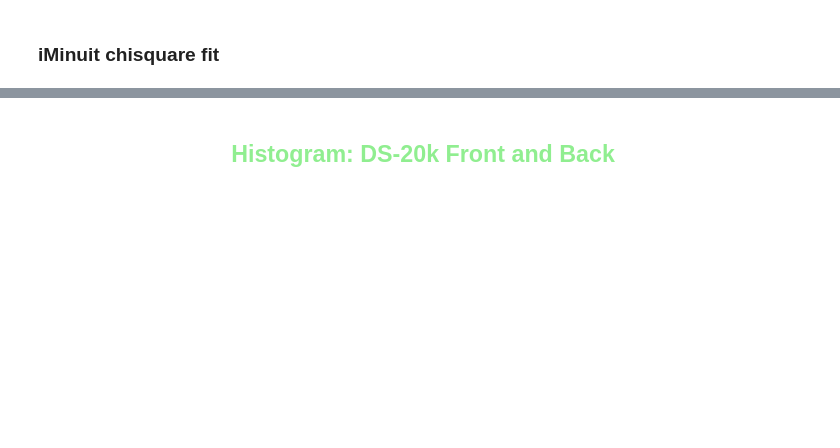
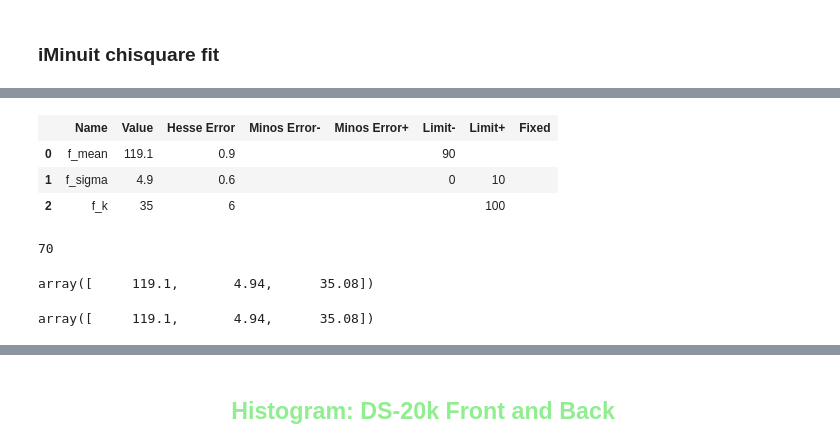
Before and after one commit to sarthchoudhary/ArGCAT, a Jupyter notebook: notebooks/plot_spectrophotometry.ipynb, the cells around one changed output, grey strips where cells are left out. Drawn from its saved outputs; the diff is of its cells as text; code cells hidden in the pictures; blank space fills up the shorter version.

```diff
--- a/notebooks/plot_spectrophotometry.ipynb
+++ b/notebooks/plot_spectrophotometry.ipynb
@@ -354,0 +459,11 @@ m3.migrad();
+# %%
+m4.params
+# %% [output]
+|  | Name | Value | Hesse Error | Minos Error- | Minos Error+ | Limit- | Limit+ | Fixed |
+| 0 | f_mean | 119.1 | 0.9 |  |  | 90 |  |  |
+| 1 | f_sigma | 4.9 | 0.6 |  |  | 0 | 10 |  |
+| 2 | f_k | 35 | 6 |  |  |  | 100 |  |
+# %%
+m4.nfcn
+# %% [output]
+70
@@ -354,0 +474,4 @@ m3.migrad();
+# %%
+optimal_values
+# %% [output]
+array([     119.1,       4.94,      35.08])
@@ -354,0 +480,4 @@ m3.migrad();
+# %%
+np.array(m4.values)
+# %% [output]
+array([     119.1,       4.94,      35.08])
```
Also changed, not shown: parts of 49 cells of this notebook.
